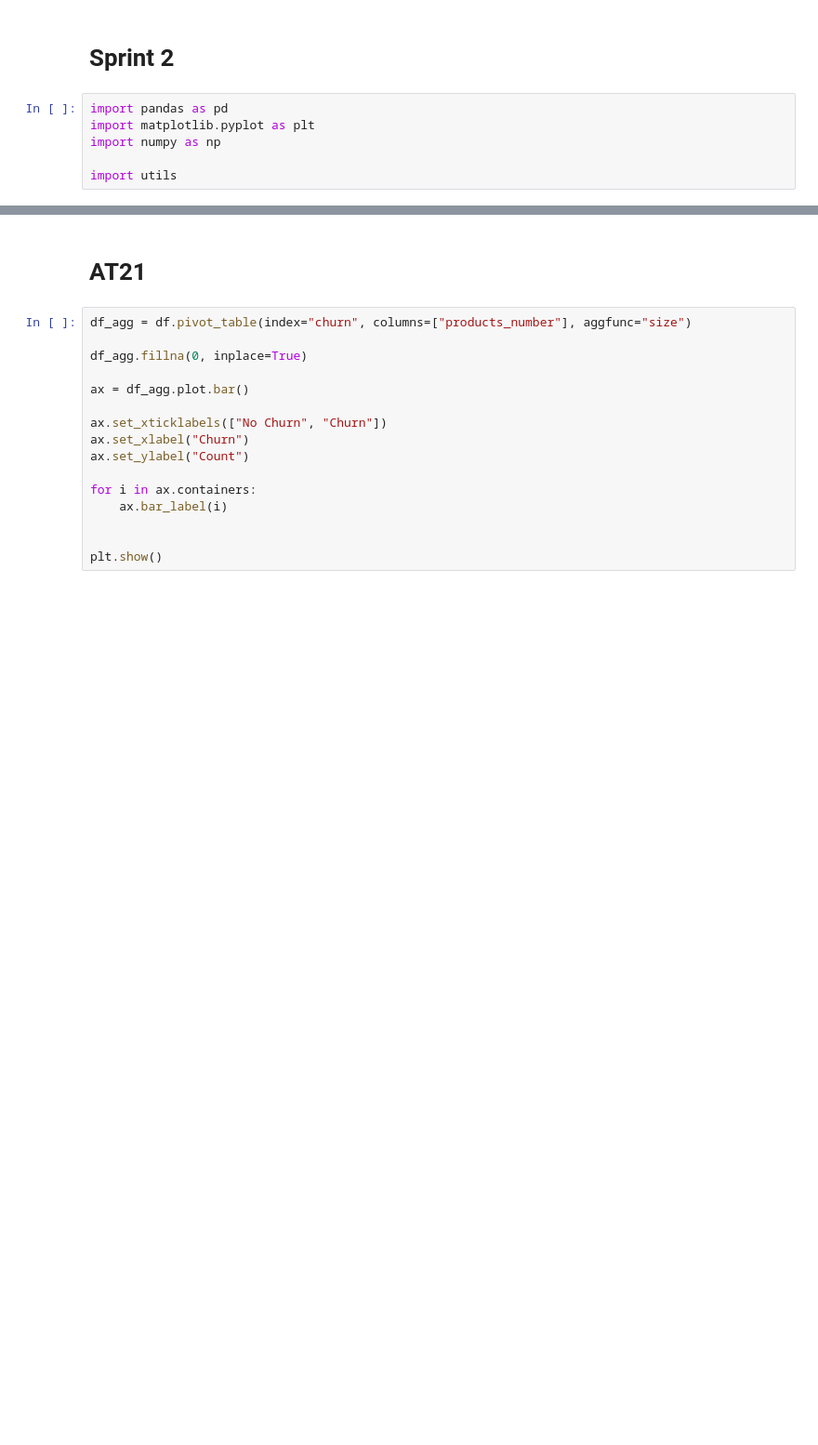
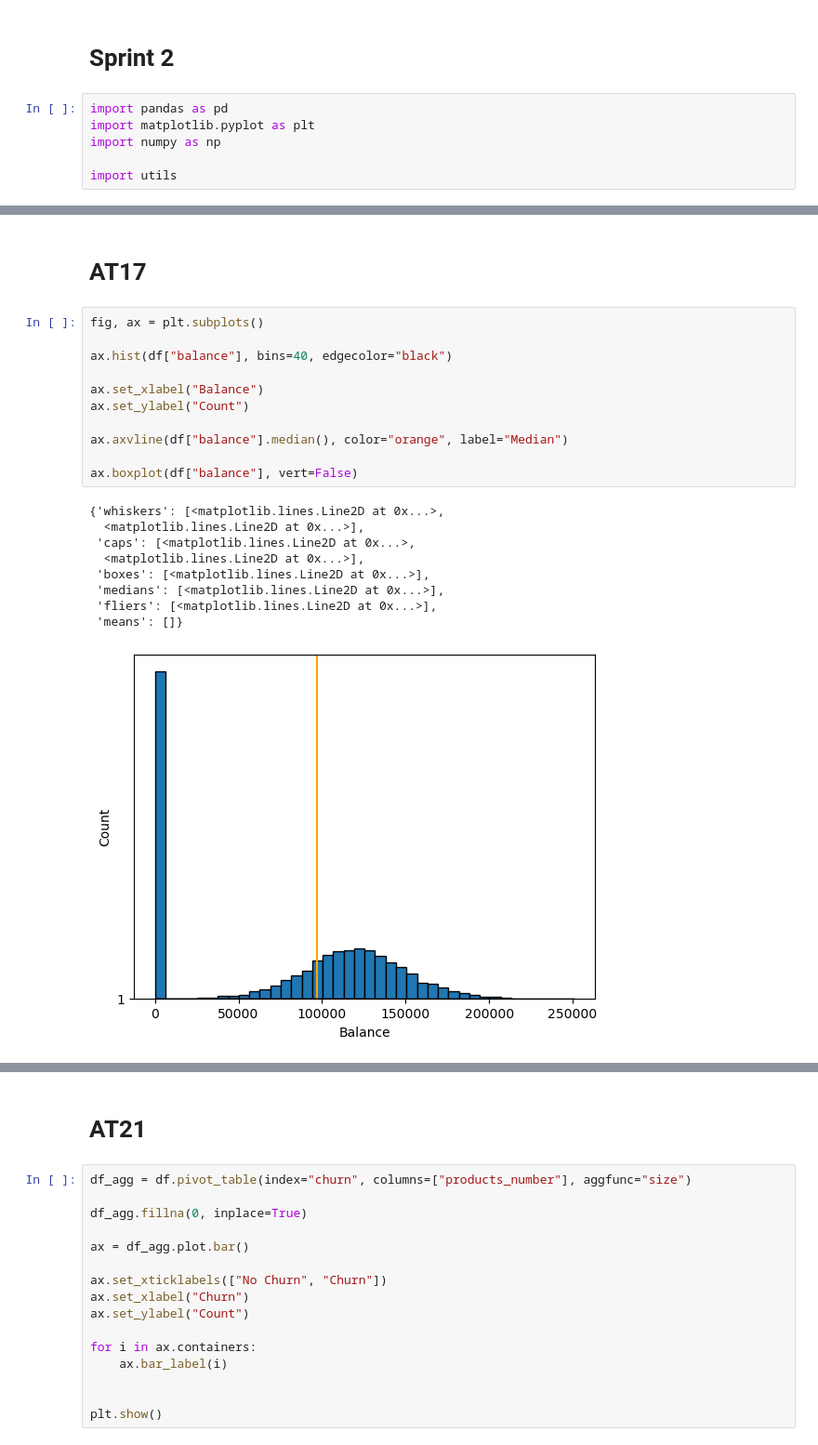
Before and after one commit to holleyj/data_attrition, a Jupyter notebook: code_sprint2.ipynb, the cells around one changed output, grey strips where cells are left out. Shown at 93% size. Drawn from its saved outputs; the diff is of its cells as text; blank space fills up the shorter version.

```diff
--- a/code_sprint2.ipynb
+++ b/code_sprint2.ipynb
@@ -26 +27,24 @@ df
 10000 rows × 11 columns
+# %% [markdown]
+# AT17
+# %%
+fig, ax = plt.subplots()
+
+ax.hist(df["balance"], bins=40, edgecolor="black")
+
+ax.set_xlabel("Balance")
+ax.set_ylabel("Count")
+
+ax.axvline(df["balance"].median(), color="orange", label="Median")
+
+ax.boxplot(df["balance"], vert=False)
+# %% [output]
+{'whiskers': [<matplotlib.lines.Line2D at 0x...>,
+  <matplotlib.lines.Line2D at 0x...>],
+ 'caps': [<matplotlib.lines.Line2D at 0x...>,
+  <matplotlib.lines.Line2D at 0x...>],
+ 'boxes': [<matplotlib.lines.Line2D at 0x...>],
+ 'medians': [<matplotlib.lines.Line2D at 0x...>],
+ 'fliers': [<matplotlib.lines.Line2D at 0x...>],
+ 'means': []}
+[figure, added]
```
Also changed, not shown: parts of 10 cells of this notebook.
